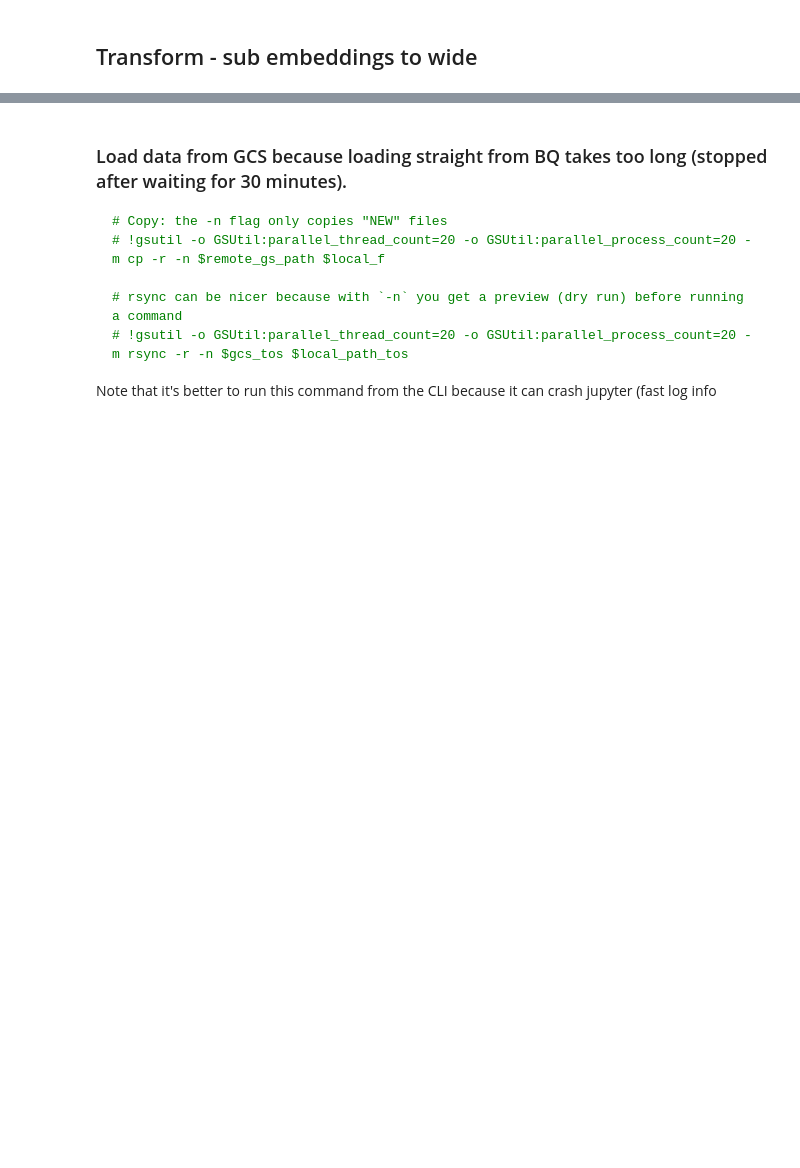
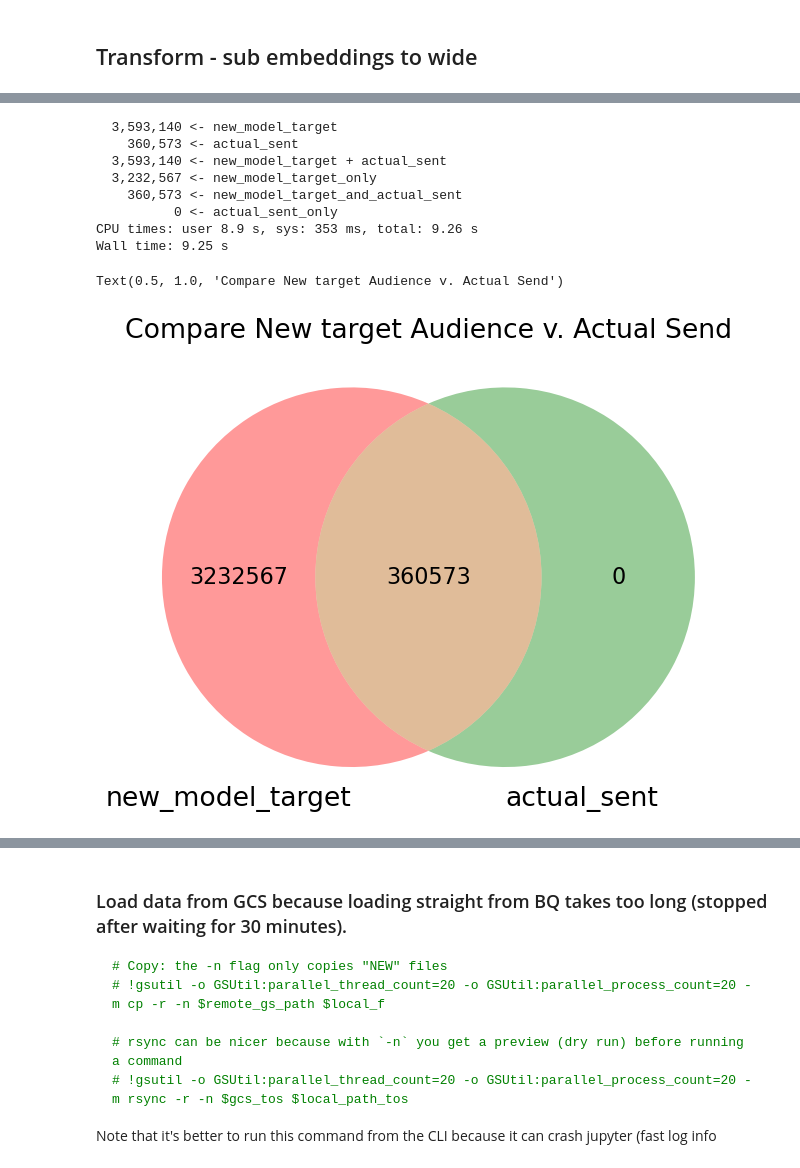
Before and after one commit to nazanin-zinouri/subclu, a Jupyter notebook: notebooks/pn_modeling/djb_02.00-2023-04-17-get_user2subreddit_features_for_a_single_campaign.ipynb, the cells around one changed output, grey strips where cells are left out. Saved outputs shown, nothing was run; the diff lists cells and outputs as text; code cells hidden in the pictures; blank space fills up the shorter version.

```diff
--- a/notebooks/pn_modeling/djb_02.00-2023-04-17-get_user2subreddit_features_for_a_single_campaign.ipynb
+++ b/notebooks/pn_modeling/djb_02.00-2023-04-17-get_user2subreddit_features_for_a_single_campaign.ipynb
@@ -311,0 +398,30 @@ del df_target_user_counts
+# %%
+%%time
+
+lbls_ = ['new_model_target', 'actual_sent']
+d_compare_audiences = get_venn_sets2(
+    df_target_user_ids['user_id'].unique(),
+    df_sent_users['user_id'].unique(),
+    *lbls_,
+)
+# d_compare_audiences.keys()
+
+ax = venn2_unweighted(
+    [
+        set(df_target_user_ids['user_id'].unique()),
+        set(df_sent_users['user_id'].unique()),
+    ],
+    set_labels=['new_model_target', 'actual_sent'],
+)
+plt.title(f"Compare New target Audience v. Actual Send")
+# %% [output]
+  3,593,140 <- new_model_target
+    360,573 <- actual_sent
+  3,593,140 <- new_model_target + actual_sent
+  3,232,567 <- new_model_target_only
+    360,573 <- new_model_target_and_actual_sent
+          0 <- actual_sent_only
+CPU times: user 8.9 s, sys: 353 ms, total: 9.26 s
+Wall time: 9.25 s
+Text(0.5, 1.0, 'Compare New target Audience v. Actual Send')
+[figure, added]
```
Also changed, not shown: parts of 79 cells of this notebook, 1 other file.
